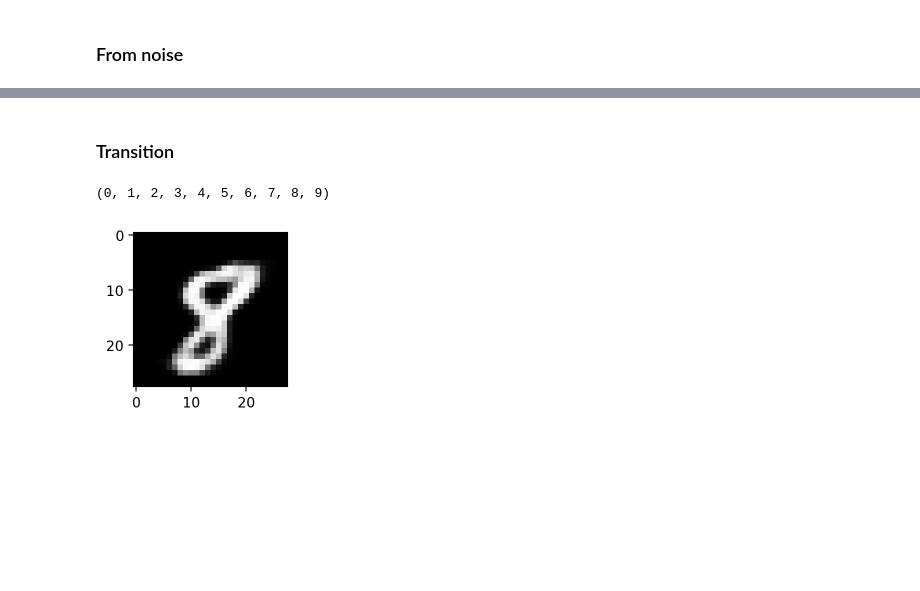
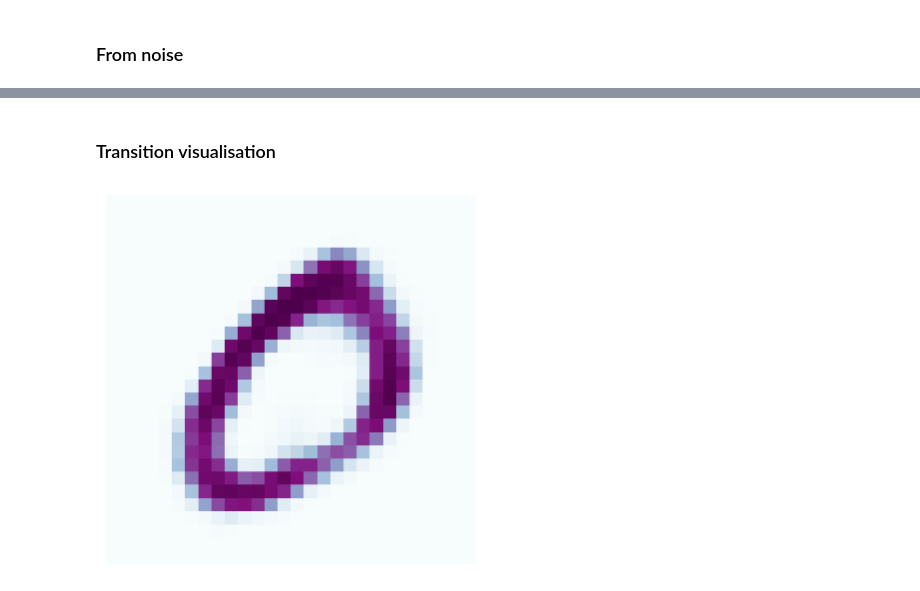
Before and after one commit to artmerinov/VAE, a Jupyter notebook: variational_autoencoder.ipynb, the cells around one changed output, grey strips where cells are left out. Drawn from its saved outputs; the diff is of its cells as text; code cells hidden in the pictures; blank space fills up the shorter version.

```diff
--- a/variational_autoencoder.ipynb
+++ b/variational_autoencoder.ipynb
@@ -209,6 +203,16 @@ for i in [1,2,3,4,5]:
 # %% [markdown]
-### Transition
+### Transition visualisation
 # %%
-data[1][1], data[3][1], data[5][1], data[7][1], data[9][1], data[0][1], data[13][1], data[15][1], data[55][1], data[4][1]
+imgs = [
+    data[1][0][0],
+    data[3][0][0],
+    data[5][0][0],
+    data[7][0][0],
+    data[9][0][0],
+    data[0][0][0],
+    data[13][0][0],
+    data[15][0][0],
+    data[55][0][0],
+    data[33][0][0],
+    data[1][0][0], # 9 -> 0
+]
-# %% [output]
-(0, 1, 2, 3, 4, 5, 6, 7, 8, 9)
@@ -243,12 +226,52 @@ for i in range(num_steps):
+# %%
+STEPS = 30
+
+decoded = []
+for i in range(len(params) - 1):
+    mu_prev, log_sd_prev = params[i]
+    mu_next, log_sd_next = params[i+1]
+
+    mu_delta = (mu_next - mu_prev) / STEPS
+    log_sd_delta = (log_sd_next - log_sd_prev) / STEPS
+
+    mu_increment = 0
+    log_sd_increment = 0
+    for i in range(STEPS):
+
+        mu = mu_prev + mu_increment
+        mu_increment += mu_delta
+
+        log_sd = log_sd_prev + log_sd_increment
+        log_sd_increment += log_sd_delta
+
+        z = mu + torch.exp(log_sd) * eps
+        output = model.decoder(z)
+        output = output.view(28,28).cpu().detach().numpy()
+        decoded.append(output)
+# %%
+fig, ax = plt.subplots()
+
+def animate(i):
+    ax.clear()
+    f = ax.imshow(decoded[i], cmap='BuPu')
+    ax.set_xticks([])
+    ax.set_yticks([])
+    ax.set_xticklabels([])
+    ax.set_yticklabels([])
+    ax.set_frame_on(False)  # Turn off the frame around the image
+    return f
+
+ani = FuncAnimation(fig=fig, func=animate, repeat=True, frames=len(decoded))
+ani.save("animation.gif", dpi=300, writer=PillowWriter(fps=15))
+# %% [output]
+[figure, added]
 # %%
-from IPython.display import display, clear_output
-import time
+# from IPython.display import display, clear_output
+# import time
 
-fig = plt.figure(figsize=(2,2))
-for r in res:
-    plt.imshow(r.view(28,28).cpu().detach().numpy(), cmap='gray')
-    display(fig)
-    clear_output(wait=True)
-    time.sleep(0.01);
+# fig = plt.figure(figsize=(3,3))
+# for z in decoded:
+#     plt.imshow(z, cmap='GnBu')
+#     display(fig)
+#     clear_output(wait=True)
+#     time.sleep(0.01);
-# %% [output]
-[figure, removed]
```
Also changed, not shown: parts of 6 cells of this notebook, 2 other files.
